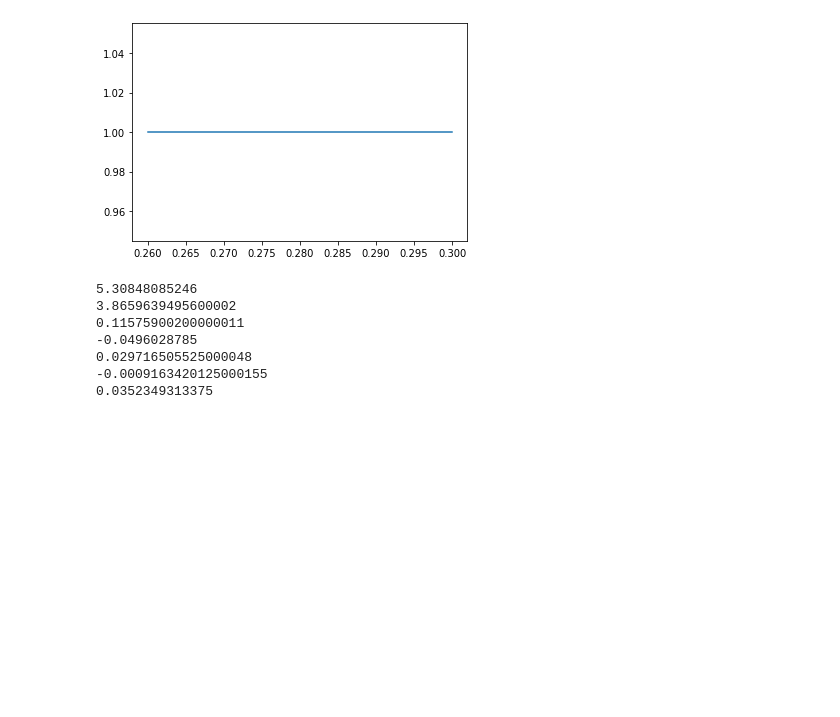
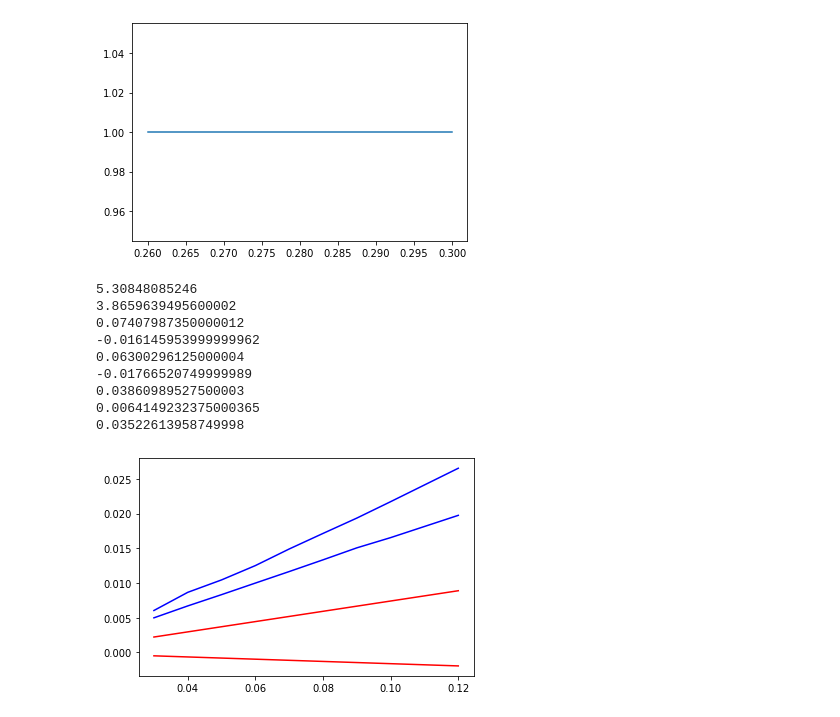
Before and after one commit to noemas/WO3, a Jupyter notebook: EPC/coupling_plots.ipynb, the cells around one changed output. Saved outputs shown, nothing was run; the diff lists cells and outputs as text; code cells hidden in the pictures; blank space fills up the shorter version.

```diff
--- a/EPC/coupling_plots.ipynb
+++ b/EPC/coupling_plots.ipynb
@@ -467,40 +467,46 @@ plt.plot(charge, lat_c_m * charge, color="red")
 print(lat_ab_0 + 0.36 * lat_ab_m)
 print(lat_c_0 + 0.36 * lat_c_m)
 
+print(lat_ab_m)
+print(lat_c_m)
+
 #___________________P4ncc_____________________#
-lat_ab_NaWO3 = 5.640996008
-lat_c_NaWO3 = 7.551218486
+lat_ab_NaWO3 = 5.429971845
+lat_c_NaWO3 = 3.839484585 * 2
 
 lat_ab_0 =  5.17796
 lat_c_0 = 7.74963
 
 lat_ab_m = (lat_ab_NaWO3 - lat_ab_0) / 4
 lat_c_m = (lat_c_NaWO3 - lat_c_0) / 4
 
 print(lat_ab_m)
 print(lat_c_m)
 
 #___________________Pbcn_____________________#
-lat_a_NaWO3 = 7.607822052
-lat_b_NaWO3 = 7.620319048
-lat_c_NaWO3 = 7.679039504
+lat_a_NaWO3 = 3.839484585 * 2
+lat_b_NaWO3 = 3.839484585 * 2
+lat_c_NaWO3 = 3.839484585 * 2
 
 lat_a_0 = 7.3700900078
 lat_b_0 = 7.6276497841
 lat_c_0 = 7.3971600533
 
 lat_a_m = (lat_a_NaWO3 - lat_a_0) / 8
 lat_b_m = (lat_b_NaWO3 - lat_b_0) / 8
 lat_c_m = (lat_c_NaWO3 - lat_c_0) / 8
 
 print(lat_a_m)
 print(lat_b_m)
 print(lat_c_m)
 # %% [output]
 5.30848085246
 3.8659639495600002
-0.11575900200000011
--0.0496028785
-0.029716505525000048
--0.0009163420125000155
-0.0352349313375
+0.07407987350000012
+-0.016145953999999962
+0.06300296125000004
+-0.01766520749999989
+0.03860989527500003
+0.0064149232375000365
+0.03522613958749998
+[figure, added]
```
Also changed, not shown: 8 other files.
